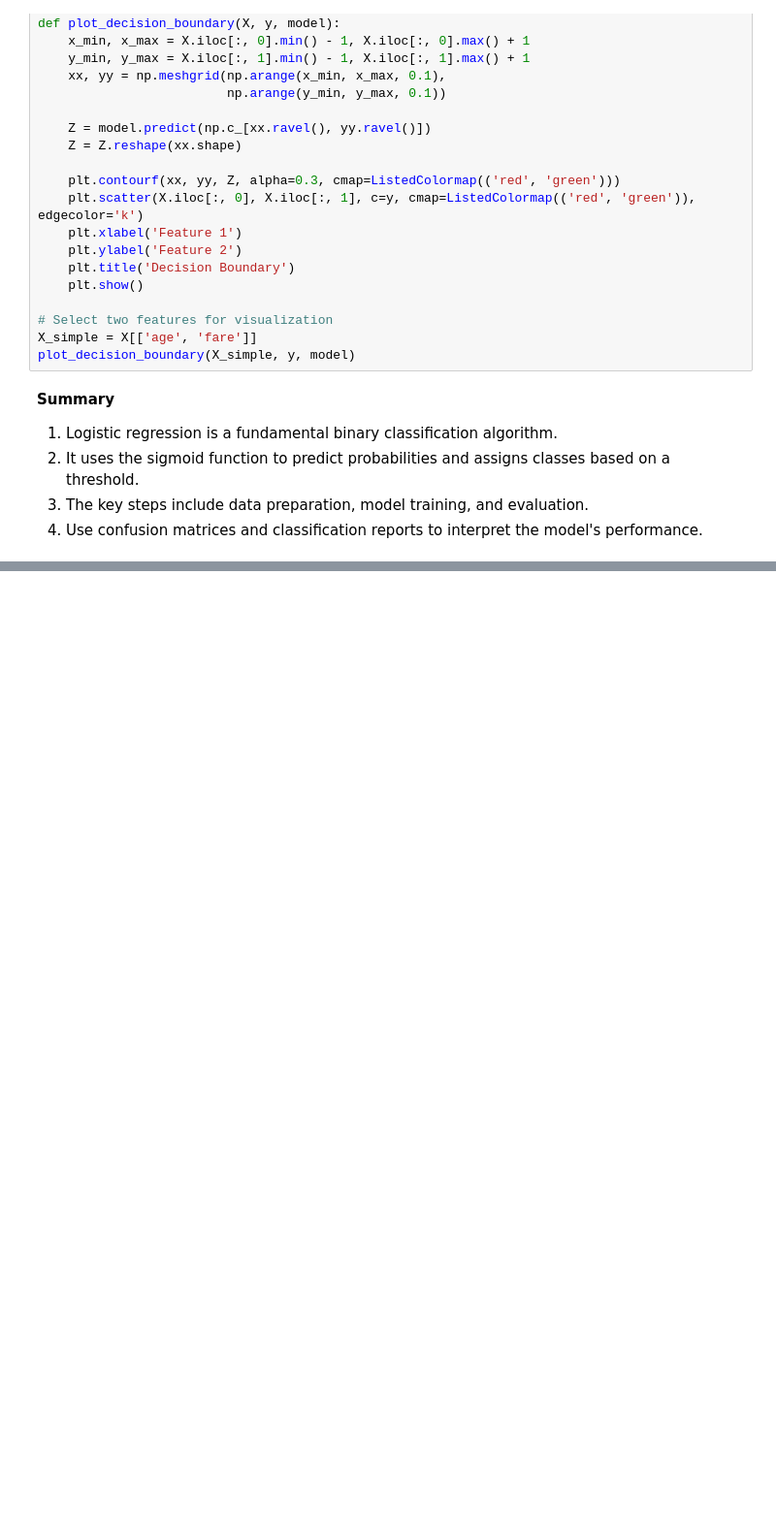
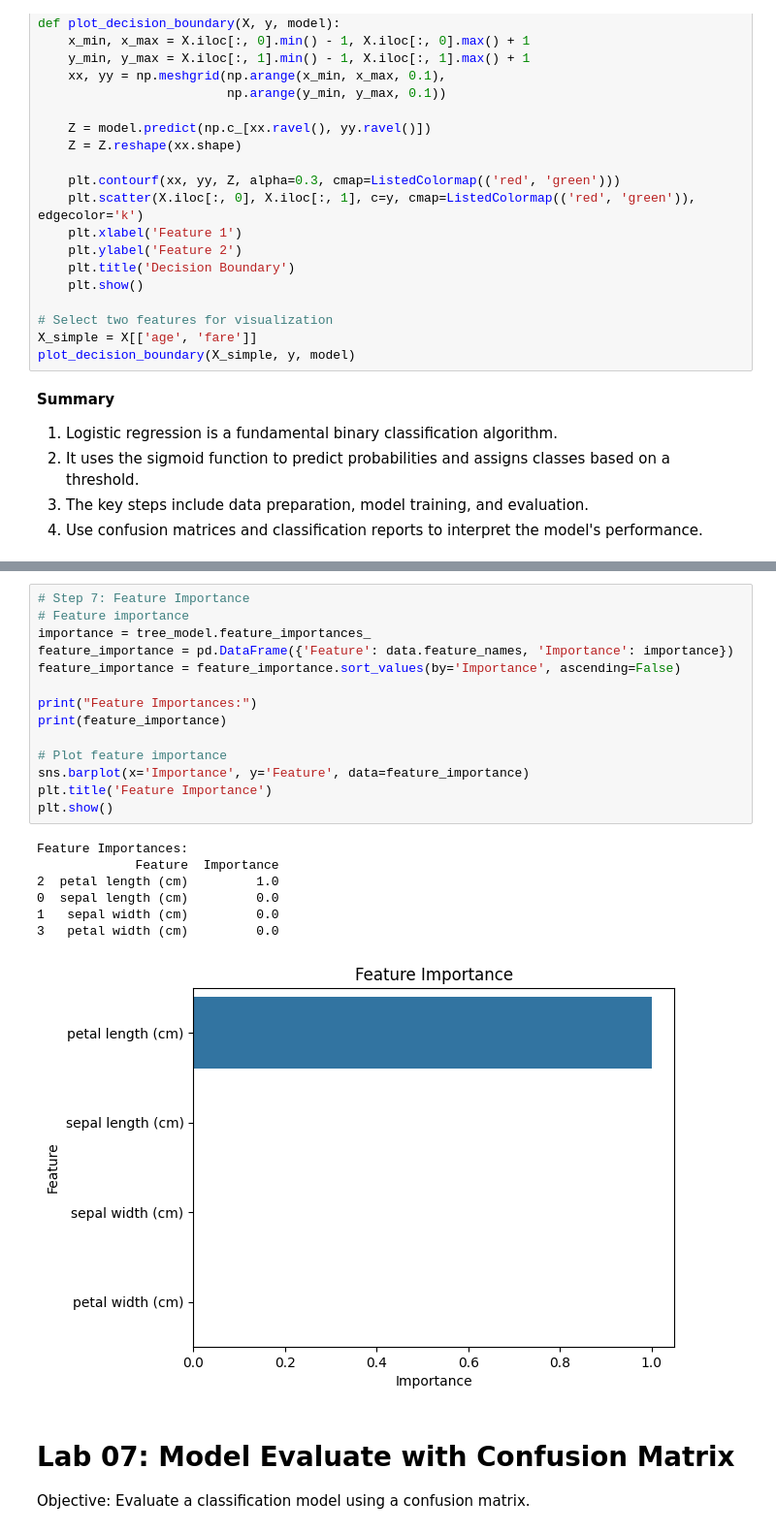
Before and after one commit to shivannadm/Data_Science_path, a Jupyter notebook: Lab_Exercise_05_Data_Science.ipynb, the cells around one changed output, grey strips where cells are left out. Shown at 97% size. Drawn from its saved outputs; the diff is of its cells as text; blank space fills up the shorter version.

```diff
--- a/Lab_Exercise_05_Data_Science.ipynb
+++ b/Lab_Exercise_05_Data_Science.ipynb
@@ -383,0 +507,25 @@ plot_decision_boundary(X_simple, y, model)
+# %%
+# Step 7: Feature Importance
+# Feature importance
+importance = tree_model.feature_importances_
+feature_importance = pd.DataFrame({'Feature': data.feature_names, 'Importance': importance})
+feature_importance = feature_importance.sort_values(by='Importance', ascending=False)
+
+print("Feature Importances:")
+print(feature_importance)
+
+# Plot feature importance
+sns.barplot(x='Importance', y='Feature', data=feature_importance)
+plt.title('Feature Importance')
+plt.show()
+# %% [output]
+Feature Importances:
+             Feature  Importance
+2  petal length (cm)         1.0
+0  sepal length (cm)         0.0
+1   sepal width (cm)         0.0
+3   petal width (cm)         0.0
+[figure, added]
+# %% [markdown]
+# **Lab 07:** Model Evaluate with Confusion Matrix
+Objective: Evaluate a classification model using a confusion matrix.
```
Also changed, not shown: parts of 16 cells of this notebook.
